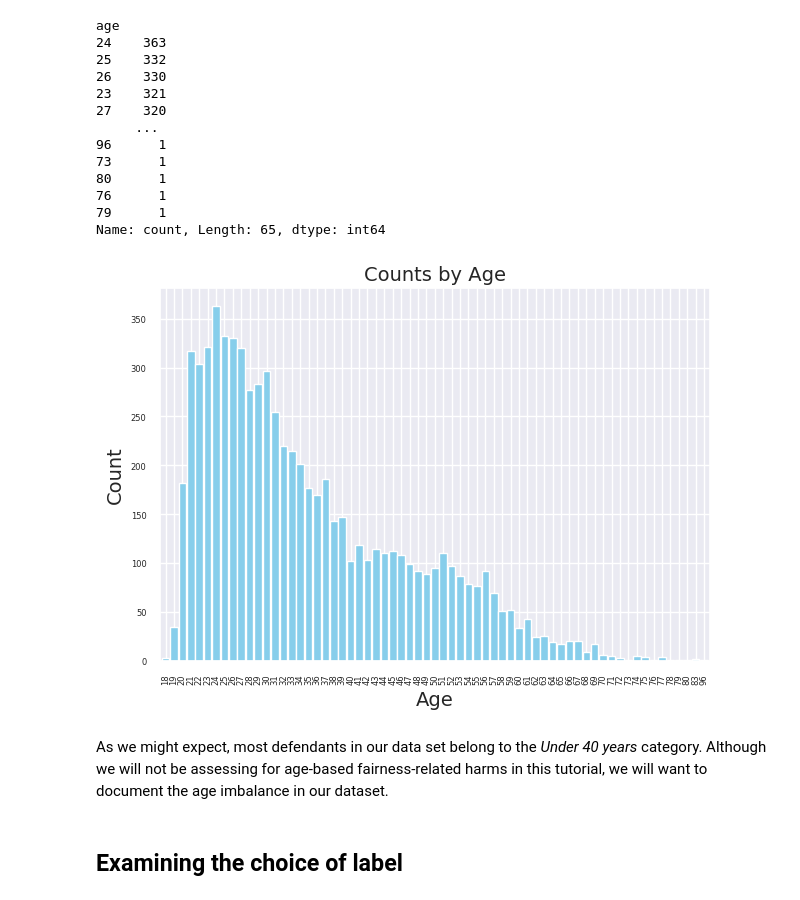
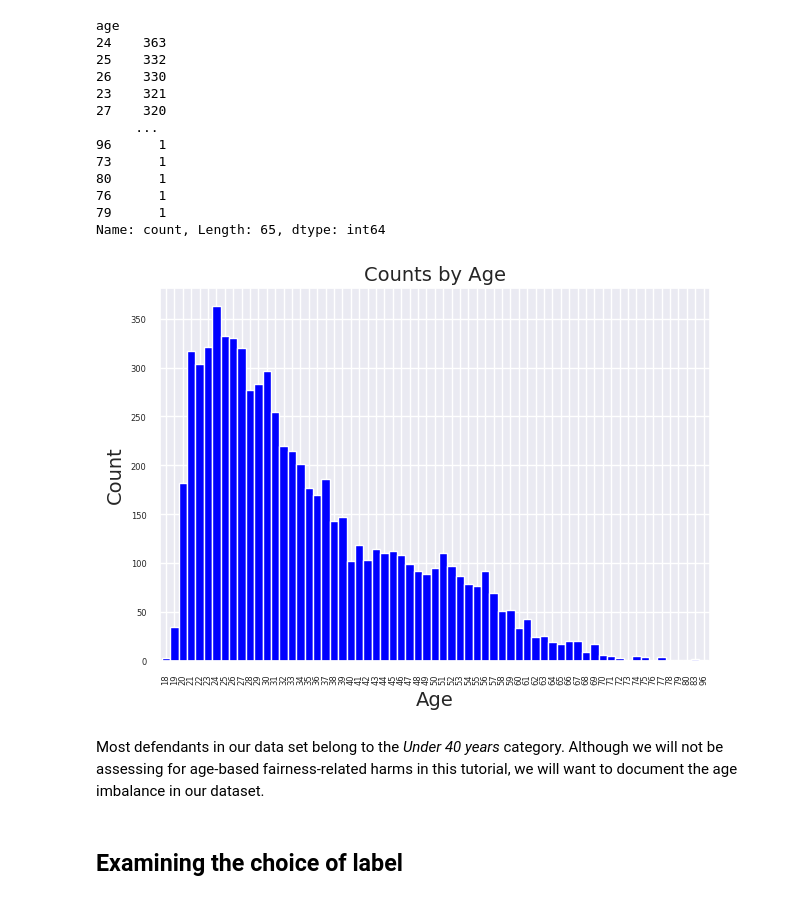
Before and after one commit to nokks/Fairness, a Jupyter notebook: 2021_scipy_tutorial/fairness-in-AI-systems-student.ipynb, the cells around one changed output. Saved outputs shown, nothing was run; the diff lists cells and outputs as text; code cells hidden in the pictures.

```diff
--- a/2021_scipy_tutorial/fairness-in-AI-systems-student.ipynb
+++ b/2021_scipy_tutorial/fairness-in-AI-systems-student.ipynb
@@ -309,0 +314,2 @@ Index([], dtype='object')
+# %%
+df["c_days_from_compas"] = df["c_days_from_compas"].astype('int64')
@@ -327,7 +339,3 @@ end                      int64
 event                    int64
 two_year_recid           int64
 dtype: object
-# %%
-# df.fillna(0, inplace=True) # handle NaN values
-for col in df.select_dtypes(include=['float64']).columns:
-  df[col] = df[col].astype('int64')
@@ -379,10 +361,6 @@ end                   0
 event                 0
 two_year_recid        0
 dtype: int64
-# %%
-# remove rows with missing value in column with missing values, c_days_from_compas
-df_cleaned = df.dropna(subset=['c_days_from_compas'])
-df = df_cleaned
 # %%
 print(df.shape)
 # %% [output]
@@ -543,6 +517,7 @@ In our case, we will:
 
 * merge the three smallest race groups *Asian*, *Hispanic*, *Native American*, *Other* (similar to [Strack et al., 2014](https://www.hindawi.com/journals/bmri/2014/781670/)), but also retain the original groups for auxiliary assessments
 # %%
+
 # retain the original race as race_all, and merge Asian+Hispanic+Native American+Other
-df["race_all"] = df["race"]
-df["race"] = df["race"].replace({"Asian": "Other", "Hispanic": "Other", "Native American": "Other"})
+# df["race_all"] = df["race"]
+# df["race"] = df["race"].replace({"Asian": "Other", "Hispanic": "Other", "Native American": "Other"})
@@ -571,25 +542,25 @@ Name: count, Length: 65, dtype: int64
 # %%
 # df["age"].value_counts().plot(kind='bar', rot=90, width=2, fontsize=6);
 # Count occurrences by age
 age_count = df['age'].value_counts().sort_index()
 
 # Plotting
-ax = age_count.plot(kind='bar', color='skyblue', width=0.9, fontsize=6)  # Adjust bar width
+ax = age_count.plot(kind='bar', color='blue', width=1, fontsize=6)  # Adjust bar width
 plt.title('Counts by Age', fontsize=14)                       # Adjust title font size
 plt.xlabel('Age', fontsize=14)                                # Adjust x-label font size
 plt.ylabel('Count', fontsize=14)                              # Adjust y-label font size
 plt.xticks(rotation=90)
 
 # Adjust space between bars
 ax.set_xticks(ax.get_xticks()[::1])  # Adjust ticks frequency
 ax.set_xticklabels(age_count.index)  # Adjust tick labels
 plt.tight_layout()                   # Adjust layout
 
 plt.show()
 # %% [output]
-[figure, old version]
+[figure, new version]
 # %% [markdown]
-As we might expect, most defendants in our data set belong to the *Under 40 years* category. Although we will not be assessing for age-based fairness-related harms in this tutorial, we will want to document the age imbalance in our dataset.
+Most defendants in our data set belong to the *Under 40 years* category. Although we will not be assessing for age-based fairness-related harms in this tutorial, we will want to document the age imbalance in our dataset.
 # %% [markdown]
 ## Examining the choice of label
 # %% [markdown]
```
Also changed, not shown: parts of 37 cells of this notebook.
